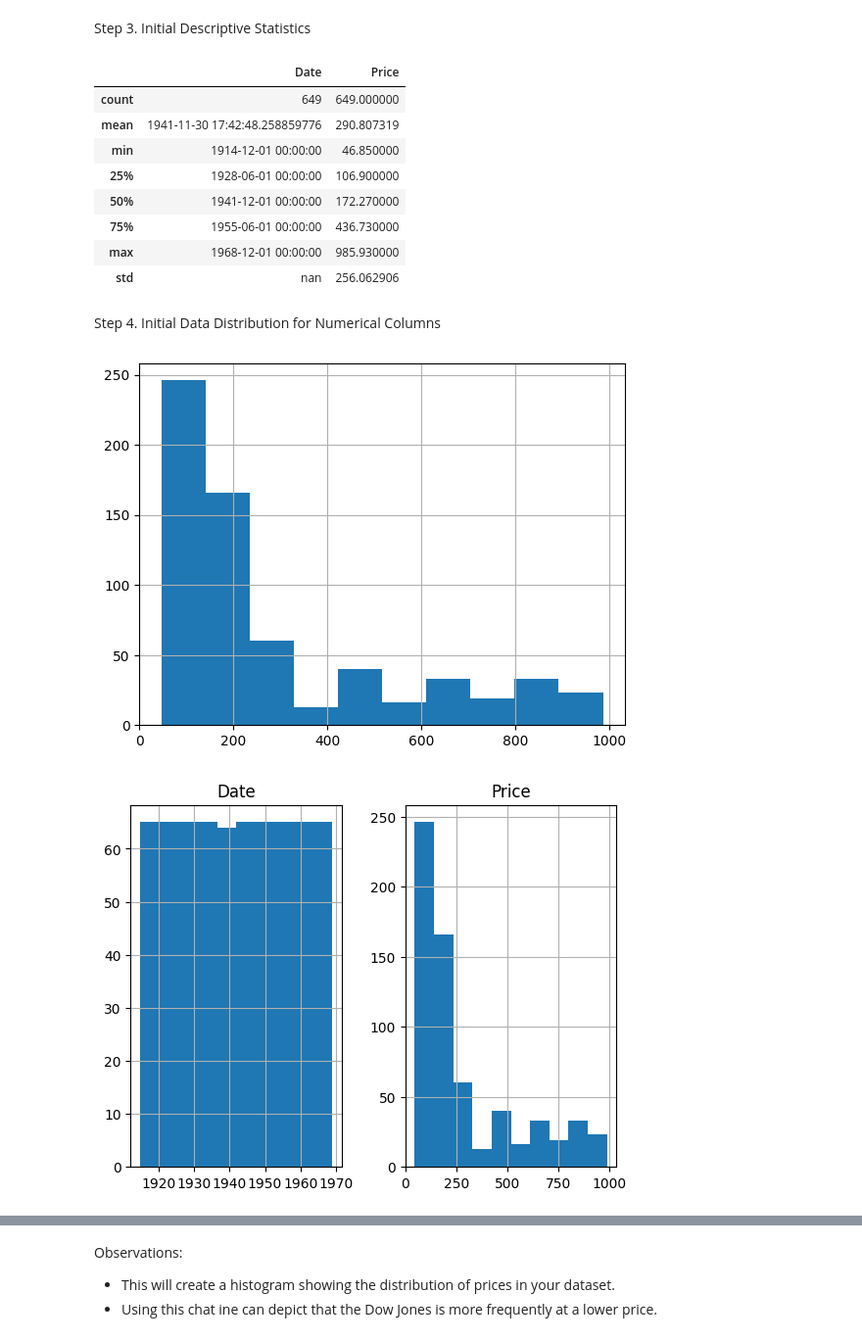
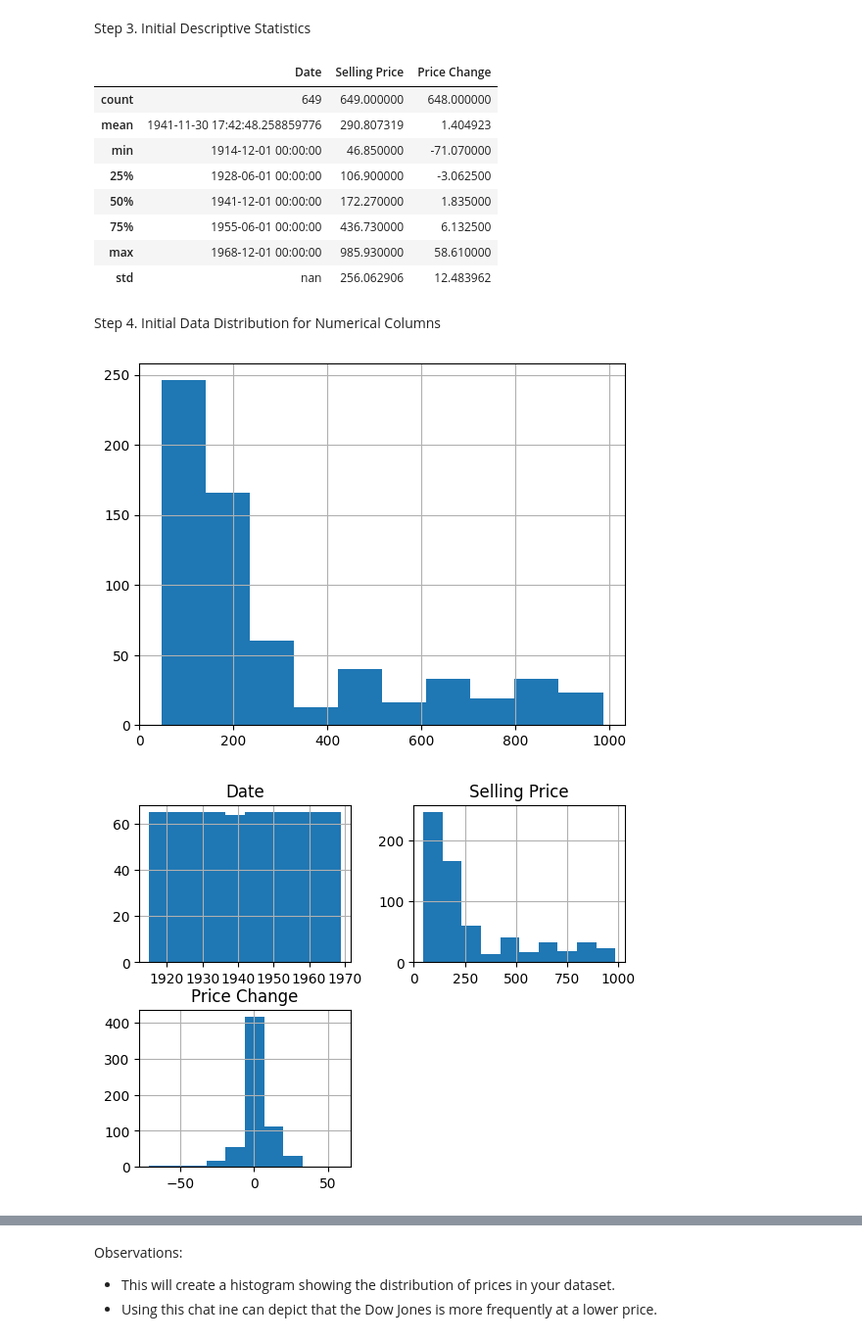
Before and after one commit to Crusoe22/data-fun-eda, a Jupyter notebook: nolan_eda.ipynb, the cells around one changed output, grey strips where cells are left out. Shown at 98% size. Drawn from its saved outputs; the diff is of its cells as text; code cells hidden in the pictures.

Commit message:
added and renamed columns

```diff
--- a/nolan_eda.ipynb
+++ b/nolan_eda.ipynb
@@ -29,6 +27,12 @@ print(df.head())
 2 1915-02-01  56.00
 3 1915-03-01  58.30
 4 1915-04-01  66.45
+# %%
+# Calculate Price Change
+df['Price Change'] = df['Price'].diff()
+
+# Renaming columns
+df = df.rename(columns={'Price': 'Selling Price'})
 # %% [markdown]
 
 Step 2. Initial Data Inspection
@@ -65,29 +70,29 @@ styled_stats = descriptive_stats.style.format()
 # Display the styled DataFrame
 styled_stats
 # %% [output]
-|  | Date | Price |
-| count | 649 | 649.000000 |
-| mean | 1941-11-30 17:42:48.258859776 | 290.807319 |
-| min | 1914-12-01 00:00:00 | 46.850000 |
-| 25% | 1928-06-01 00:00:00 | 106.900000 |
-| 50% | 1941-12-01 00:00:00 | 172.270000 |
-| 75% | 1955-06-01 00:00:00 | 436.730000 |
-| max | 1968-12-01 00:00:00 | 985.930000 |
-| std | nan | 256.062906 |
+|  | Date | Selling Price | Price Change |
+| count | 649 | 649.000000 | 648.000000 |
+| mean | 1941-11-30 17:42:48.258859776 | 290.807319 | 1.404923 |
+| min | 1914-12-01 00:00:00 | 46.850000 | -71.070000 |
+| 25% | 1928-06-01 00:00:00 | 106.900000 | -3.062500 |
+| 50% | 1941-12-01 00:00:00 | 172.270000 | 1.835000 |
+| 75% | 1955-06-01 00:00:00 | 436.730000 | 6.132500 |
+| max | 1968-12-01 00:00:00 | 985.930000 | 58.610000 |
+| std | nan | 256.062906 | 12.483962 |
 # %% [markdown]
 Step 4. Initial Data Distribution for Numerical Columns
 # %%
 # Inspect histogram by numerical column
-df['Price'].hist()
+df['Selling Price'].hist()
 
 # Inspect histograms for all numerical columns
 df.hist()
 
 # Show all plots
 plt.show()
 # %% [output]
 [figure]
-[figure, old version]
+[figure, new version]
 # %%
 # Convert the 'Date' column to Timestamp format
 df['Date'] = pd.to_datetime(df['Date'])
```
Also changed, not shown: parts of 6 cells of this notebook.
